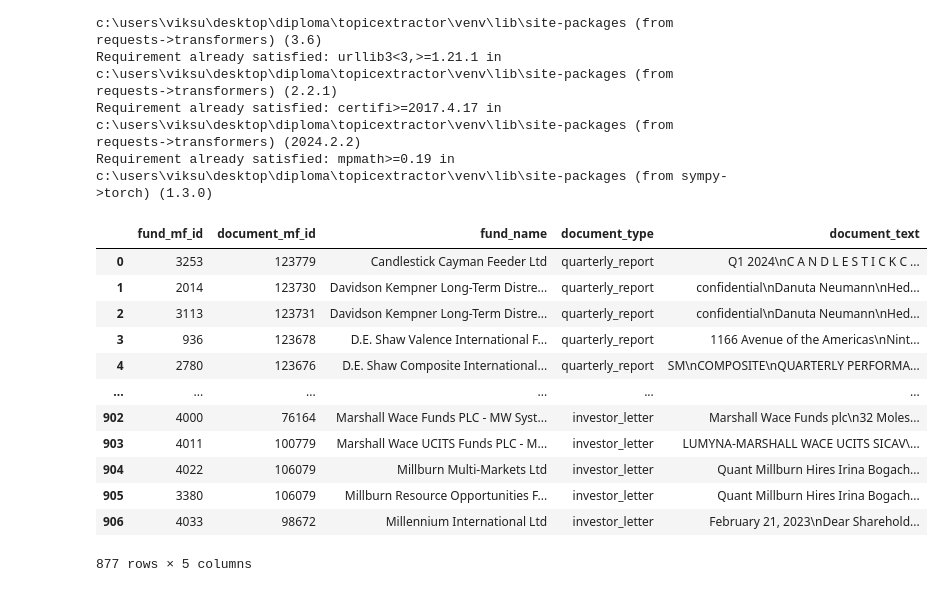
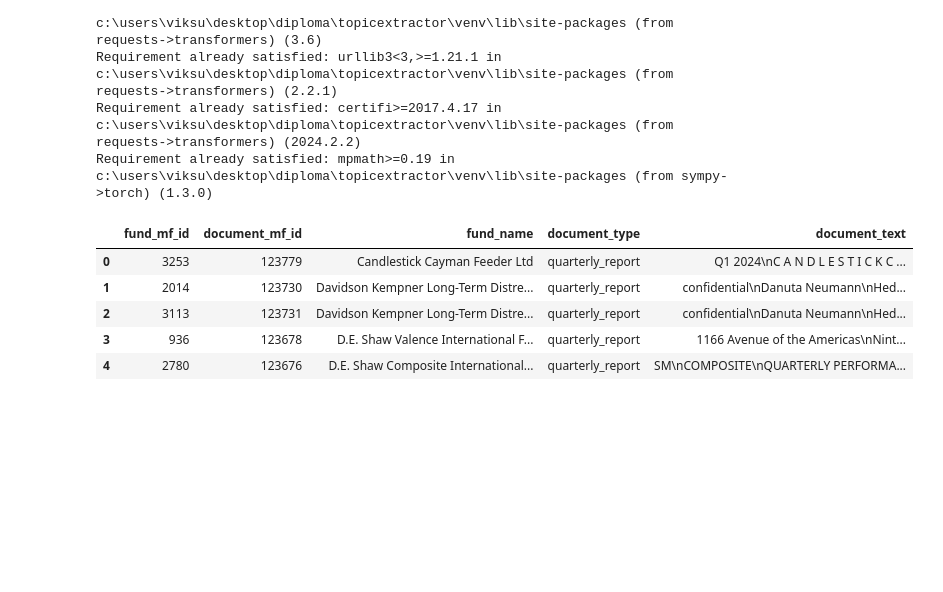
Before and after one commit to Resonanz-Capital/ML-Sentiment-Analysis, a Jupyter notebook: sentiment_analysis/full sentiment pipeline.ipynb, the cells around one changed output. Cells and saved outputs as stored; diff of their text form; code cells hidden in the pictures; blank space fills up the shorter version.

```diff
--- a/sentiment_analysis/full sentiment pipeline.ipynb
+++ b/sentiment_analysis/full sentiment pipeline.ipynb
@@ -75,21 +75,14 @@ def extract_context(text, topics, window_size=5):
 
     return topic_positions
 # %%
-docs
+docs.head()
 # %% [output]
 |  | fund_mf_id | document_mf_id | fund_name | document_type | document_text |
 | 0 | 3253 | 123779 | Candlestick Cayman Feeder Ltd | quarterly_report | Q1 2024\nC A N D L E S T I C K C ... |
 | 1 | 2014 | 123730 | Davidson Kempner Long-Term Distre... | quarterly_report | confidential\nDanuta Neumann\nHed... |
 | 2 | 3113 | 123731 | Davidson Kempner Long-Term Distre... | quarterly_report | confidential\nDanuta Neumann\nHed... |
 | 3 | 936 | 123678 | D.E. Shaw Valence International F... | quarterly_report | 1166 Avenue of the Americas\nNint... |
 | 4 | 2780 | 123676 | D.E. Shaw Composite International... | quarterly_report | SM\nCOMPOSITE\nQUARTERLY PERFORMA... |
-| ... | ... | ... | ... | ... | ... |
-| 902 | 4000 | 76164 | Marshall Wace Funds PLC - MW Syst... | investor_letter | Marshall Wace Funds plc\n32 Moles... |
-| 903 | 4011 | 100779 | Marshall Wace UCITS Funds PLC - M... | investor_letter | LUMYNA-MARSHALL WACE UCITS SICAV\... |
-| 904 | 4022 | 106079 | Millburn Multi-Markets Ltd | investor_letter | Quant Millburn Hires Irina Bogach... |
-| 905 | 3380 | 106079 | Millburn Resource Opportunities F... | investor_letter | Quant Millburn Hires Irina Bogach... |
-| 906 | 4033 | 98672 | Millennium International Ltd | investor_letter | February 21, 2023\nDear Sharehold... |
-877 rows × 5 columns
 # %%
 def add_context(df):
     df['contexts'] = df['document_text'].apply(lambda x: extract_context(x, topics, window_size=5))
```
Also changed, not shown: parts of 5 cells of this notebook.
